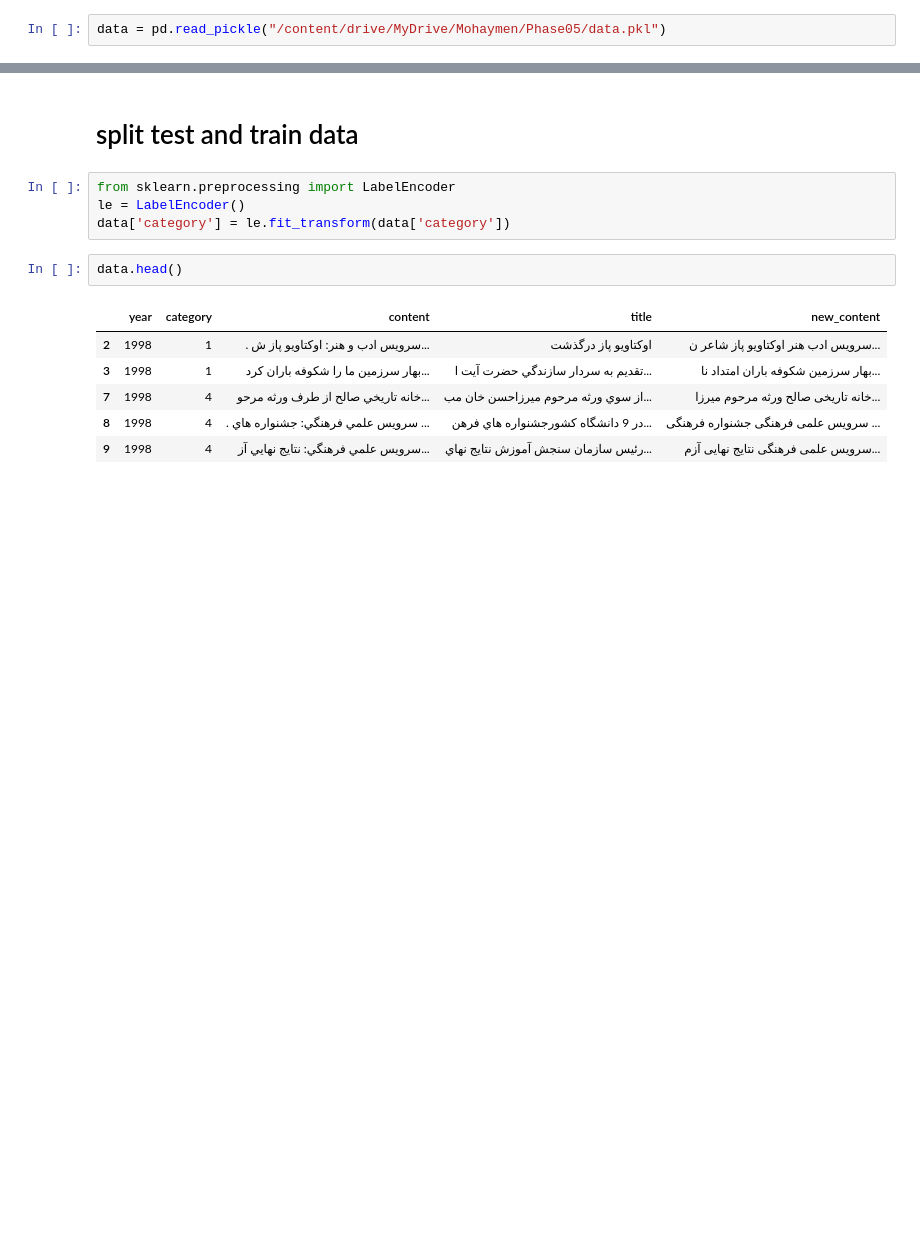
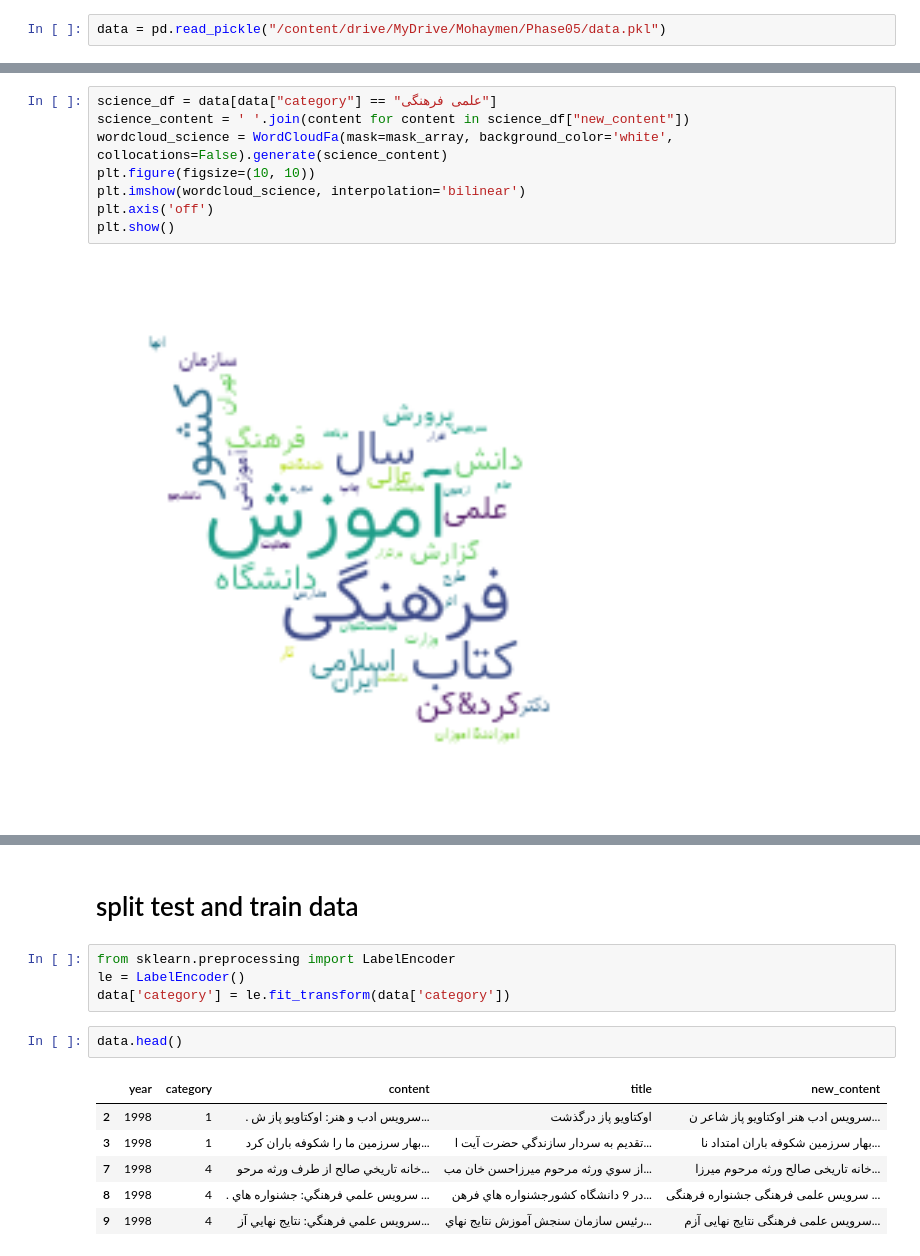
Before and after one commit to arminsoltan/mohaymen, a Jupyter notebook: Phase05/Text_Classification.ipynb, the cells around one changed output, grey strips where cells are left out. Drawn from its saved outputs; the diff is of its cells as text; blank space fills up the shorter version.

```diff
--- a/Phase05/Text_Classification.ipynb
+++ b/Phase05/Text_Classification.ipynb
@@ -325,0 +376,10 @@ data.head()
+# %%
+science_df = data[data["category"] == "علمی فرهنگی"]
+science_content = ' '.join(content for content in science_df["new_content"])
+wordcloud_science = WordCloudFa(mask=mask_array, background_color='white', collocations=False).generate(science_content)
+plt.figure(figsize=(10, 10))
+plt.imshow(wordcloud_science, interpolation='bilinear')
+plt.axis('off')
+plt.show()
+# %% [output]
+[figure, added]
```
Also changed, not shown: parts of 43 cells of this notebook.
